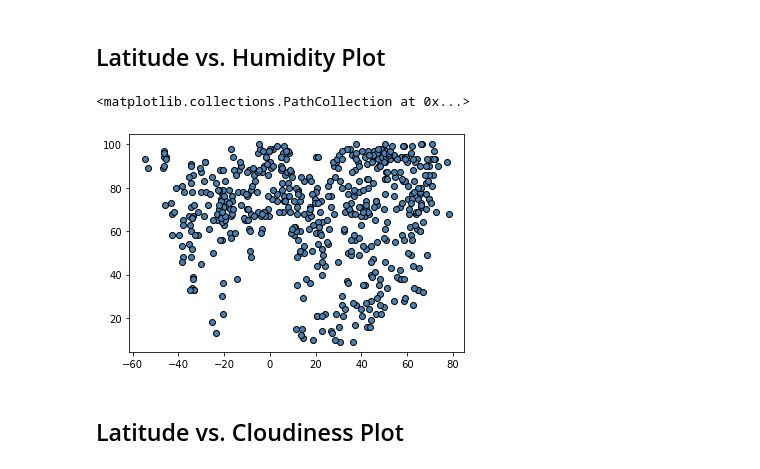
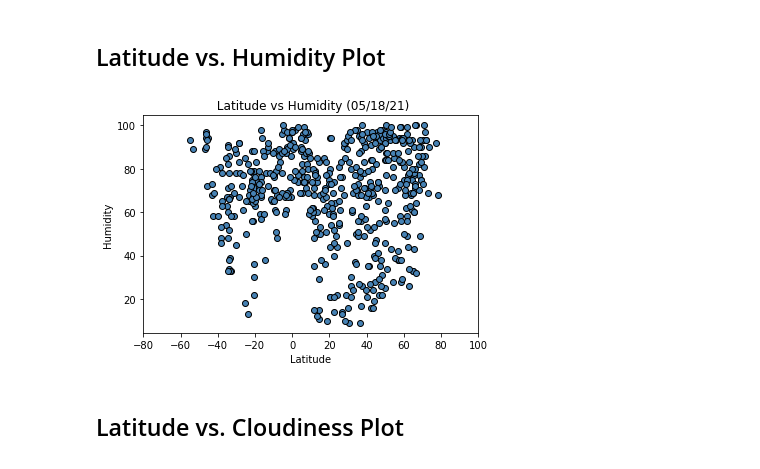
Before and after one commit to syeong0204/python-api-challenge, a Jupyter notebook: weatherpy/weatherpy.ipynb, the cells around one changed output. Cells and saved outputs as stored; diff of their text form; code cells hidden in the pictures.

```diff
--- a/weatherpy/weatherpy.ipynb
+++ b/weatherpy/weatherpy.ipynb
@@ -156,9 +160,13 @@ plt.scatter(weather_df["Lat"], weather_df["Max Temp"], facecolor = "steelblue",
 # %% [markdown]
 ## Latitude vs. Humidity Plot
-# %%
-plt.scatter(weather_df["Lat"], weather_df["Humidity"], facecolor = "steelblue", edgecolor = "black")
-# %% [output]
-<matplotlib.collections.PathCollection at 0x...>
-[figure, removed]
+# %%
+plt.scatter(weather_df["Lat"], weather_df["Humidity"], facecolor = "steelblue", edgecolor = "black")
+plt.title(f" Latitude vs {'Humidity'} ({time.strftime('%m/%d/%y')})")
+plt.xlabel('Latitude')
+plt.ylabel('Humidity')
+plt.xlim(-80,100)
+plt.savefig(' Lat vs hum')
+# %% [output]
+[figure, added]
 # %% [markdown]
 ## Latitude vs. Cloudiness Plot
```
Also changed, not shown: parts of 7 cells of this notebook, 4 other files.
